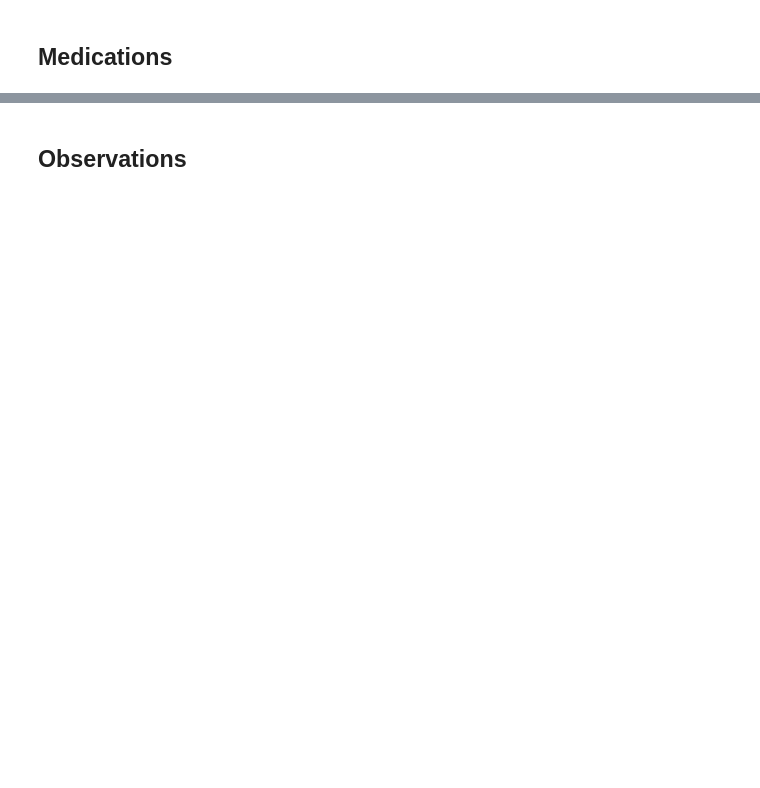
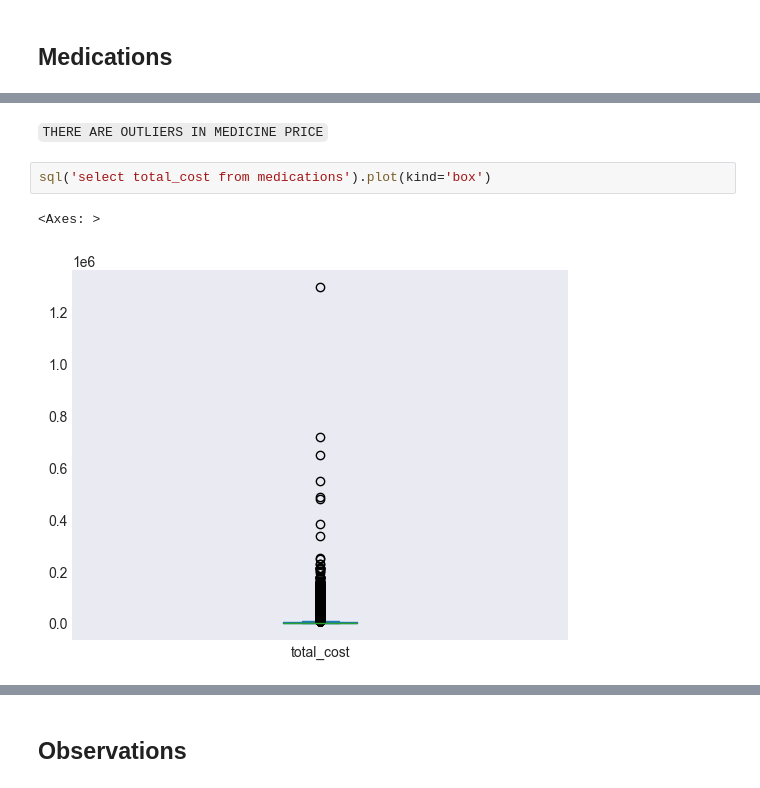
Before and after one commit to IamRaNo/Portfolio-Projects-Repository, a Jupyter notebook: Synthea Datasets/Solutions/data_analysis/univariate_stats.ipynb, the cells around one changed output, grey strips where cells are left out. Drawn from its saved outputs; the diff is of its cells as text; blank space fills up the shorter version.

```diff
--- a/Synthea Datasets/Solutions/data_analysis/univariate_stats.ipynb
+++ b/Synthea Datasets/Solutions/data_analysis/univariate_stats.ipynb
@@ -304,0 +394,7 @@ pie_plot(cat_cols,'careplans')
+# %% [markdown]
+`THERE ARE OUTLIERS IN MEDICINE PRICE`
+# %%
+sql('select total_cost from medications').plot(kind='box')
+# %% [output]
+<Axes: >
+[figure, added]
```
Also changed, not shown: parts of 36 cells of this notebook.
